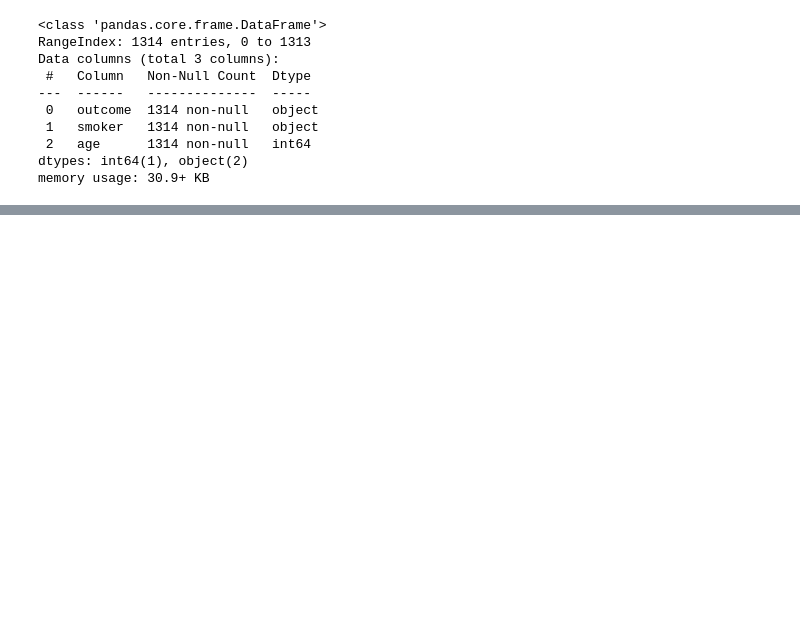
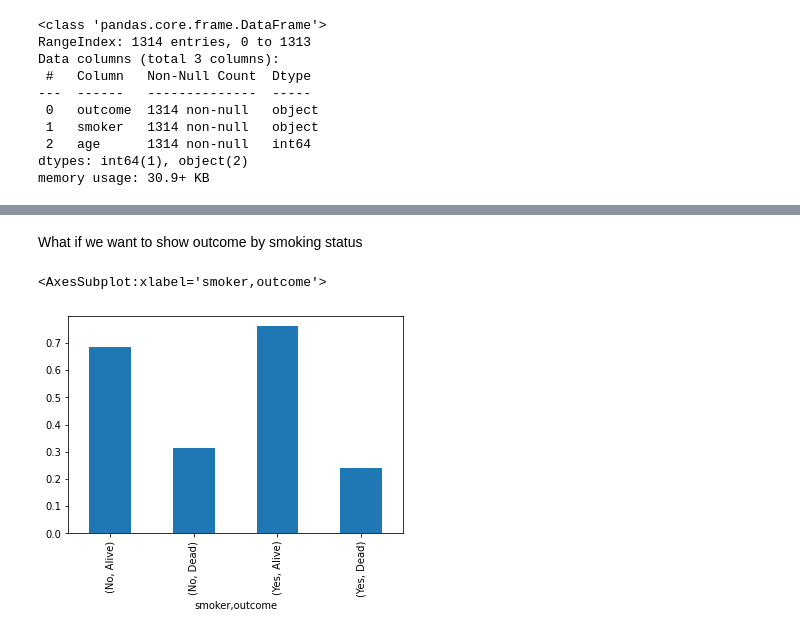
Before and after one commit to sciencecasey/python_main_repo, a Jupyter notebook: python_stats_essential_training_linkedin.ipynb, the cells around one changed output, grey strips where cells are left out. Cells and saved outputs as stored; diff of their text form; code cells hidden in the pictures; blank space fills up the shorter version.

```diff
--- a/python_stats_essential_training_linkedin.ipynb
+++ b/python_stats_essential_training_linkedin.ipynb
@@ -1375,0 +1341,2 @@ memory usage: 30.9+ KB
+# %%
+bysmoker = smoking.groupby('smoker').outcome.value_counts(normalize=True)
@@ -1375,0 +1468,7 @@ memory usage: 30.9+ KB
+# %% [markdown]
+What if we want to show outcome by smoking status
+# %%
+bysmoker.plot(kind='bar')
+# %% [output]
+<AxesSubplot:xlabel='smoker,outcome'>
+[figure, added]
```
Also changed, not shown: parts of 64 cells of this notebook, 1 other file.
